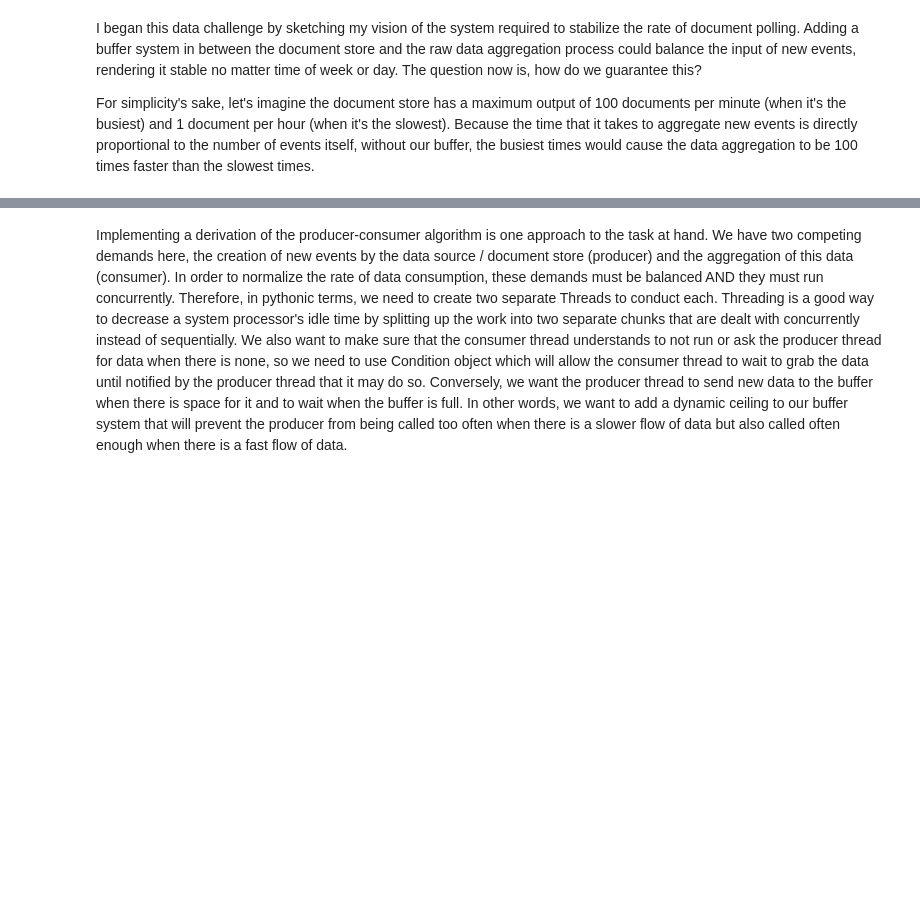
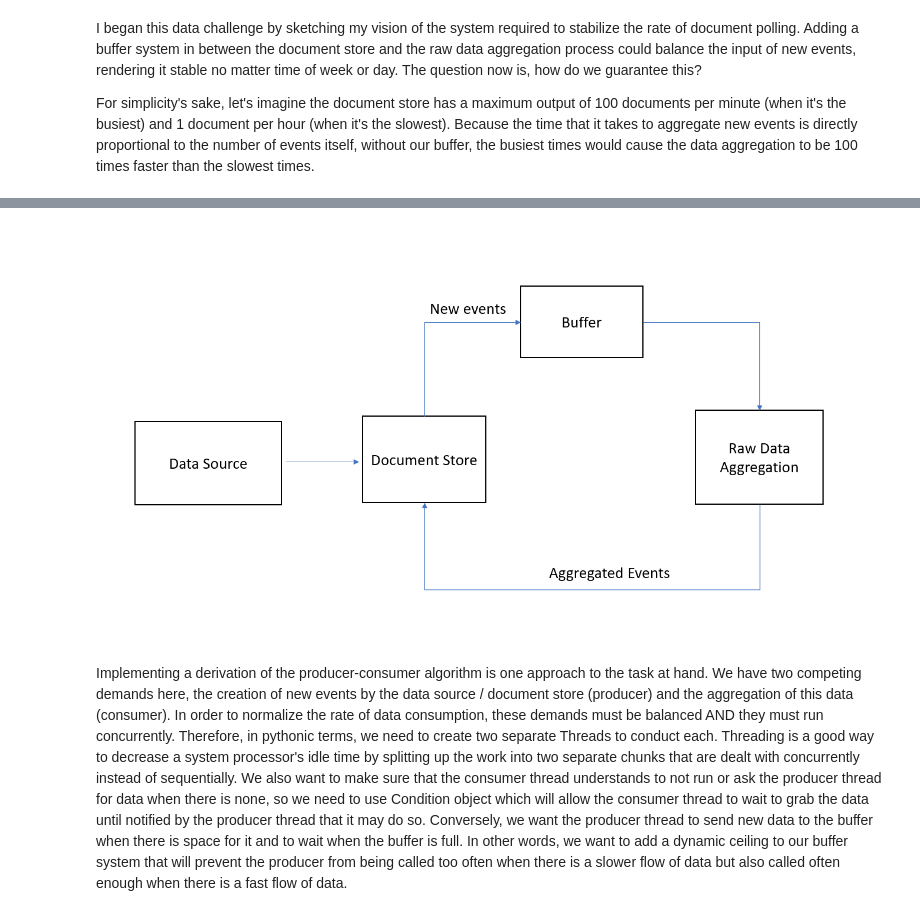
Before and after one commit to carolinapeisch/InternshipMisc, a Jupyter notebook: Detectify/Detectify Data Challenge - Carolina Peisch .ipynb, the cells around one changed output, grey strips where cells are left out. Drawn from its saved outputs; the diff is of its cells as text; code cells hidden in the pictures; blank space fills up the shorter version.

Commit message:
fixing missing image

```diff
--- a/Detectify/Detectify Data Challenge - Carolina Peisch .ipynb
+++ b/Detectify/Detectify Data Challenge - Carolina Peisch .ipynb
@@ -13,3 +7,12 @@ display(Image(url='https://github.com/carolinapeisch/InternshipMisc/blob/master/
+# %%
+from IPython.display import Image, display
+
+listOfImageNames = ['image_snip.png']
+
+for imageName in listOfImageNames:
+    display(Image(filename=imageName))
+# %% [output]
+[figure, added]
 # %% [markdown]
 Implementing a derivation of the producer-consumer algorithm is one approach to the task at hand. We have two competing demands here, the creation of new events by the data source / document store (producer) and the aggregation of this data (consumer). In order to normalize the rate of data consumption, these demands must be balanced AND they must run concurrently. Therefore, in pythonic terms, we need to create two separate Threads to conduct each. Threading is a good way to decrease a system processor's idle time by splitting up the work into two separate chunks that are dealt with concurrently instead of sequentially. We also want to make sure that the consumer thread understands to not run or ask the producer thread for data when there is none, so we need to use Condition object which will allow the consumer thread to wait to grab the data until notified by the producer thread that it may do so. Conversely, we want the producer thread to send new data to the buffer when there is space for it and to wait when the buffer is full. In other words, we want to add a dynamic ceiling to our buffer system that will prevent the producer from being called too often when there is a slower flow of data but also called often enough when there is a fast flow of data.
 # %%
```
Also changed, not shown: parts of 1 cell of this notebook.
